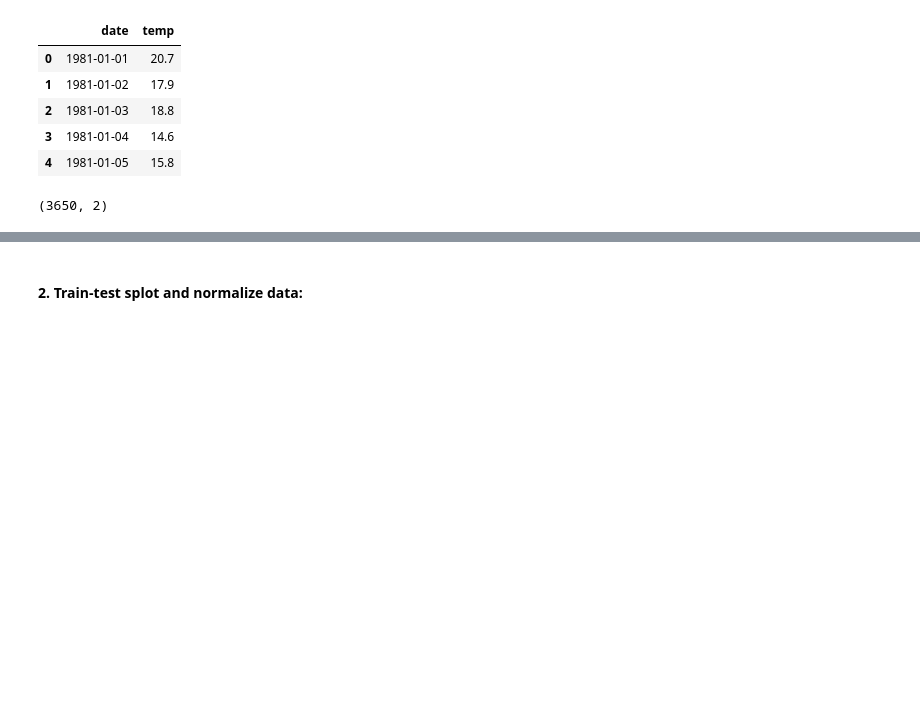
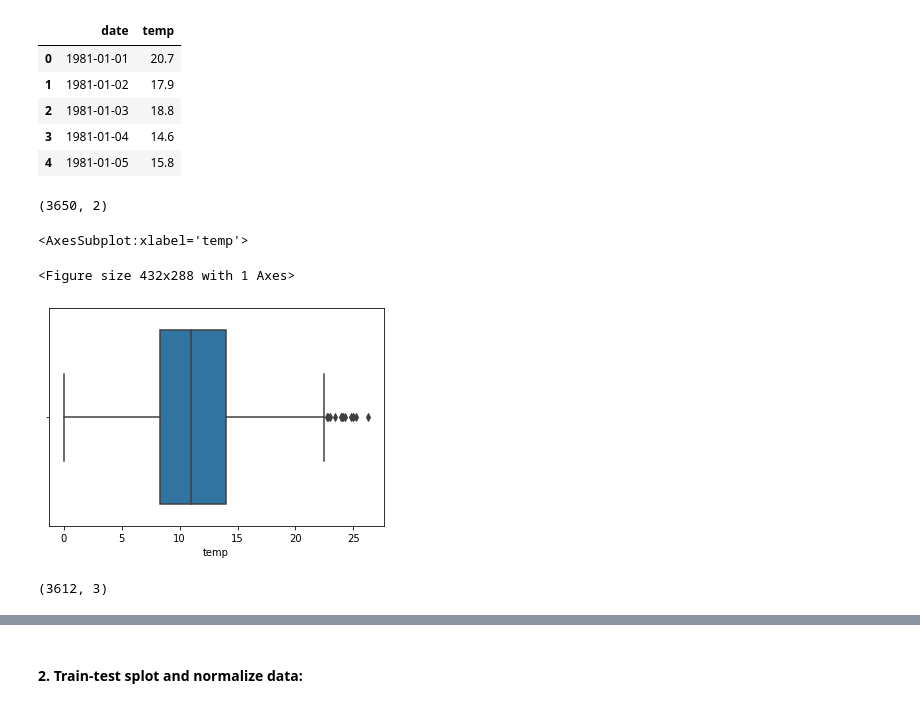
Before and after one commit to magistery-tps/time-series-tp, a Jupyter notebook: notebooks/prediction-next_output.ipynb, the cells around one changed output, grey strips where cells are left out. Saved outputs shown, nothing was run; the diff lists cells and outputs as text; code cells hidden in the pictures; blank space fills up the shorter version.

```diff
--- a/notebooks/prediction-next_output.ipynb
+++ b/notebooks/prediction-next_output.ipynb
@@ -144,3 +153,16 @@ dataset.head()
 dataset.shape
 # %% [output]
 (3650, 2)
+# %%
+sns.boxplot(dataset[VARIABLE])
+# %% [output]
+<AxesSubplot:xlabel='temp'>
+<Figure size 432x288 with 1 Axes>
+[figure, added]
+# %%
+dataset['zscore'] = stats.zscore(dataset[VARIABLE].values)
+dataset = dataset[dataset['zscore'] < 2.5]
+dataset = dataset.sort_values(by='date',ascending=True)
+dataset.shape
+# %% [output]
+(3612, 3)
```
Also changed, not shown: parts of 15 cells of this notebook, 2 other files.
